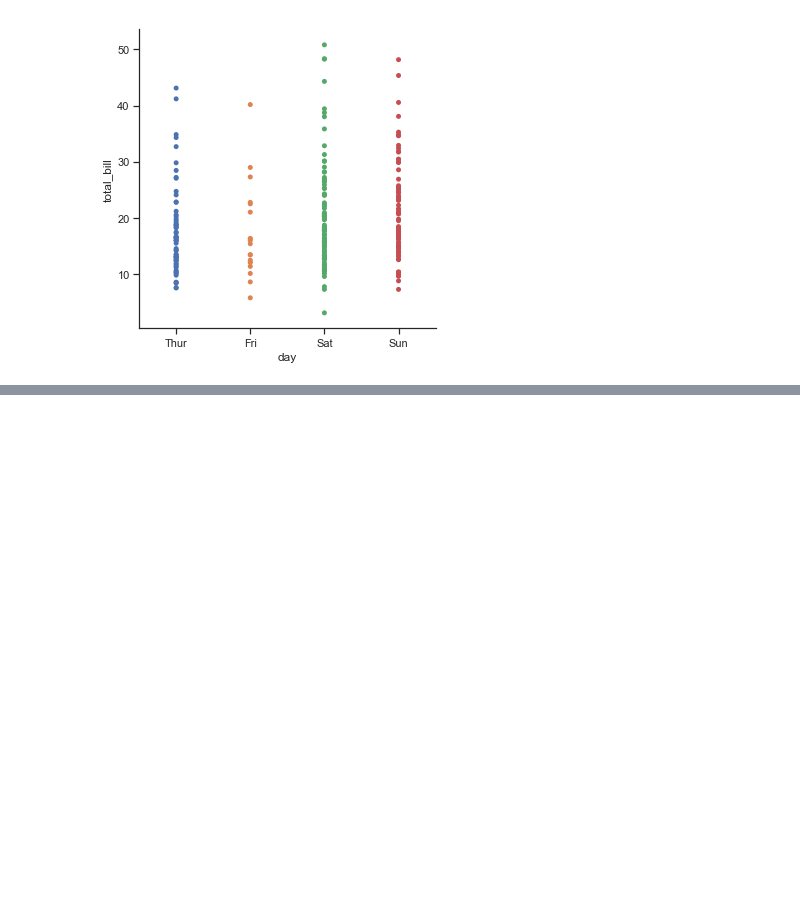
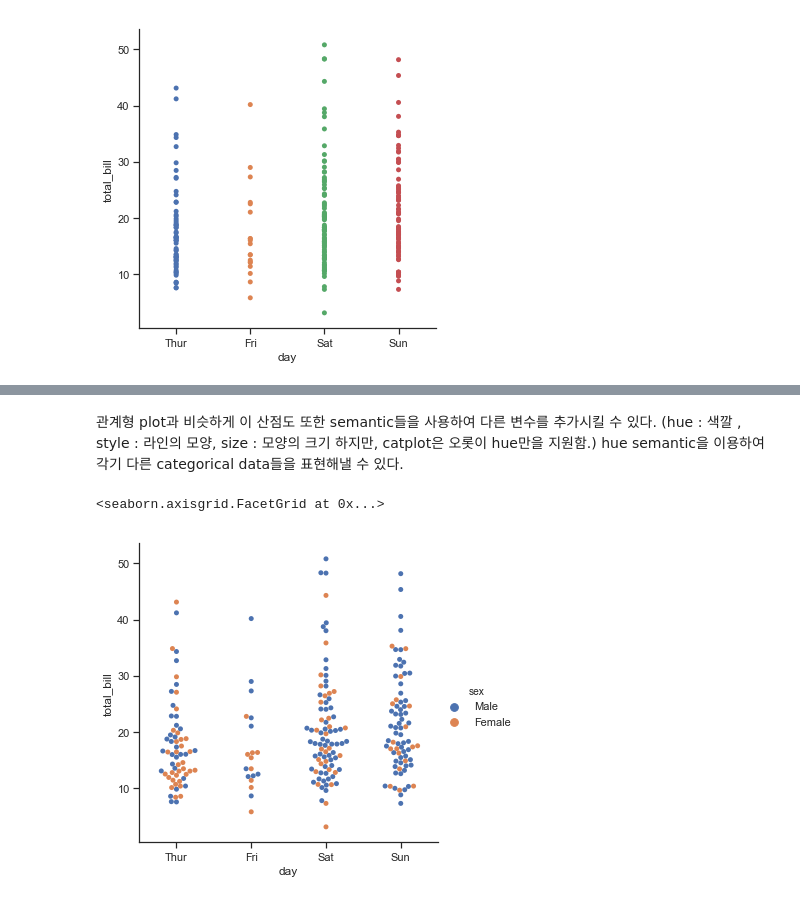
Before and after one commit to amzojh/kaggle, a Jupyter notebook: datavisualization_tutorial/Plotting_with_categrical_data.ipynb, the cells around one changed output, grey strips where cells are left out. Drawn from its saved outputs; the diff is of its cells as text; code cells hidden in the pictures; blank space fills up the shorter version.

```diff
--- a/datavisualization_tutorial/Plotting_with_categrical_data.ipynb
+++ b/datavisualization_tutorial/Plotting_with_categrical_data.ipynb
@@ -66,0 +72,7 @@ sns.catplot(kind='strip', x='day', y='total_bill', jitter=False, data=tips)
+# %% [markdown]
+관계형 plot과 비슷하게 이 산점도 또한 semantic들을 사용하여 다른 변수를 추가시킬 수 있다. (hue : 색깔 , style : 라인의 모양, size : 모양의 크기 하지만, catplot은 오롯이 hue만을 지원함.) hue semantic을 이용하여 각기 다른 categorical data들을 표현해낼 수 있다.
+# %%
+sns.catplot(kind='swarm', x='day', y='total_bill', hue='sex', data=tips)
+# %% [output]
+<seaborn.axisgrid.FacetGrid at 0x...>
+[figure, added]
```
Also changed, not shown: parts of 49 cells of this notebook.
